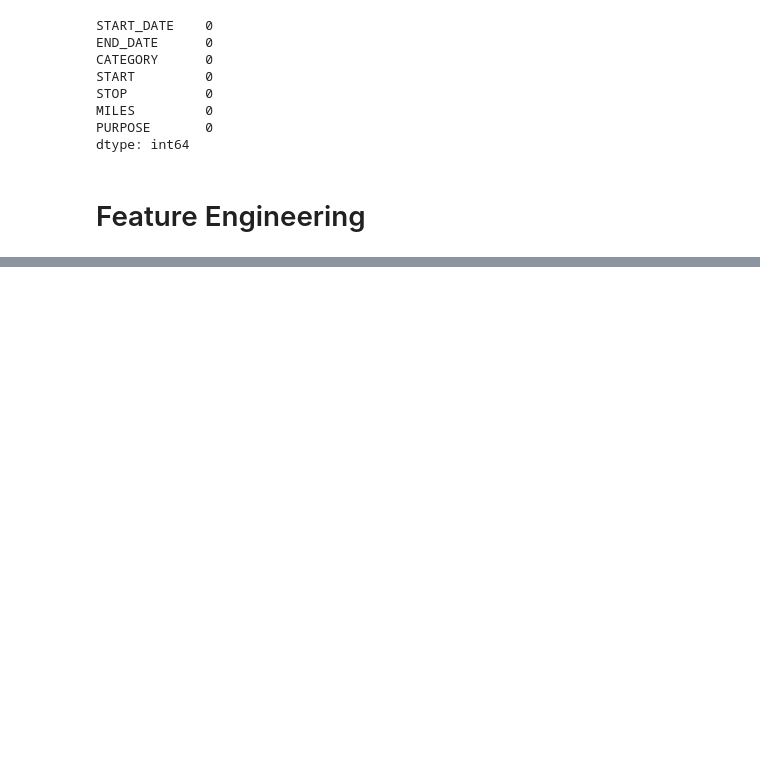
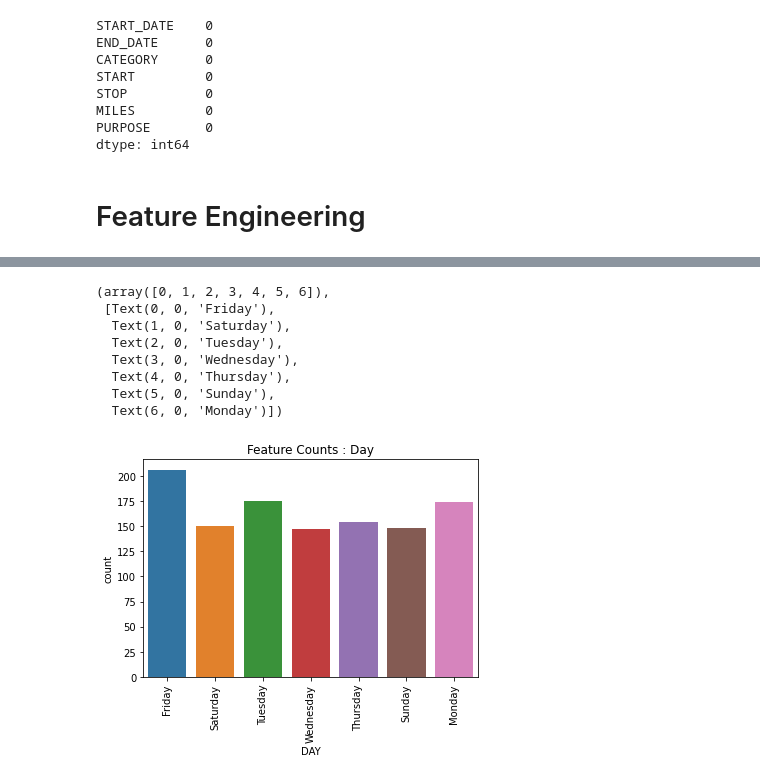
Before and after one commit to melvin-ngure/Ride_Hailing_Data_Analysis, a Jupyter notebook: UberDataAnalysis.ipynb, the cells around one changed output, grey strips where cells are left out. Drawn from its saved outputs; the diff is of its cells as text; code cells hidden in the pictures; blank space fills up the shorter version.

```diff
--- a/UberDataAnalysis.ipynb
+++ b/UberDataAnalysis.ipynb
@@ -153,0 +182,14 @@ uber_df.head()
+# %%
+sns.countplot(x=uber_df["DAY"])
+plt.title("Feature Counts : Day")
+plt.xticks(rotation = 90)
+# %% [output]
+(array([0, 1, 2, 3, 4, 5, 6]),
+ [Text(0, 0, 'Friday'),
+  Text(1, 0, 'Saturday'),
+  Text(2, 0, 'Tuesday'),
+  Text(3, 0, 'Wednesday'),
+  Text(4, 0, 'Thursday'),
+  Text(5, 0, 'Sunday'),
+  Text(6, 0, 'Monday')])
+[figure, added]
```
Also changed, not shown: parts of 15 cells of this notebook.
